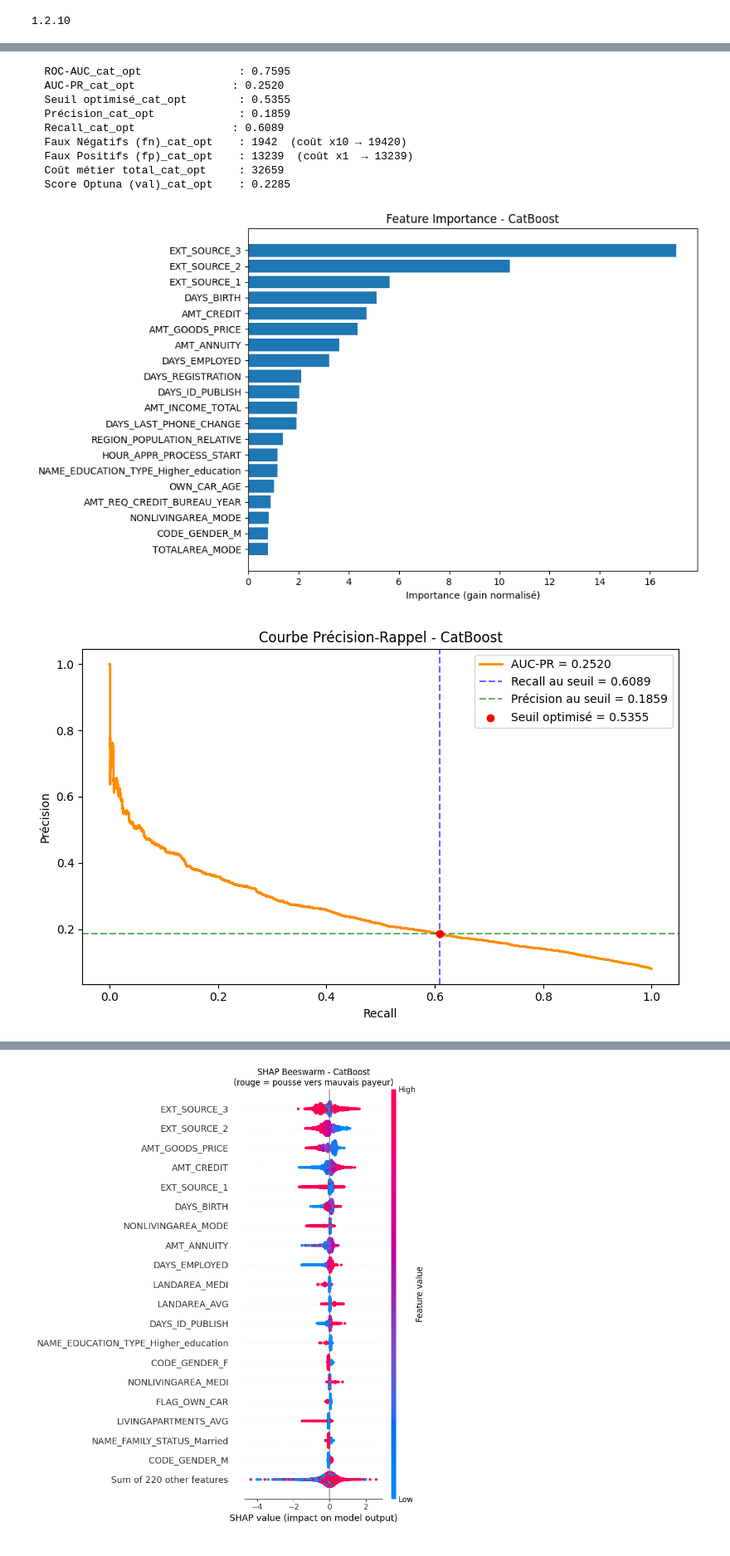
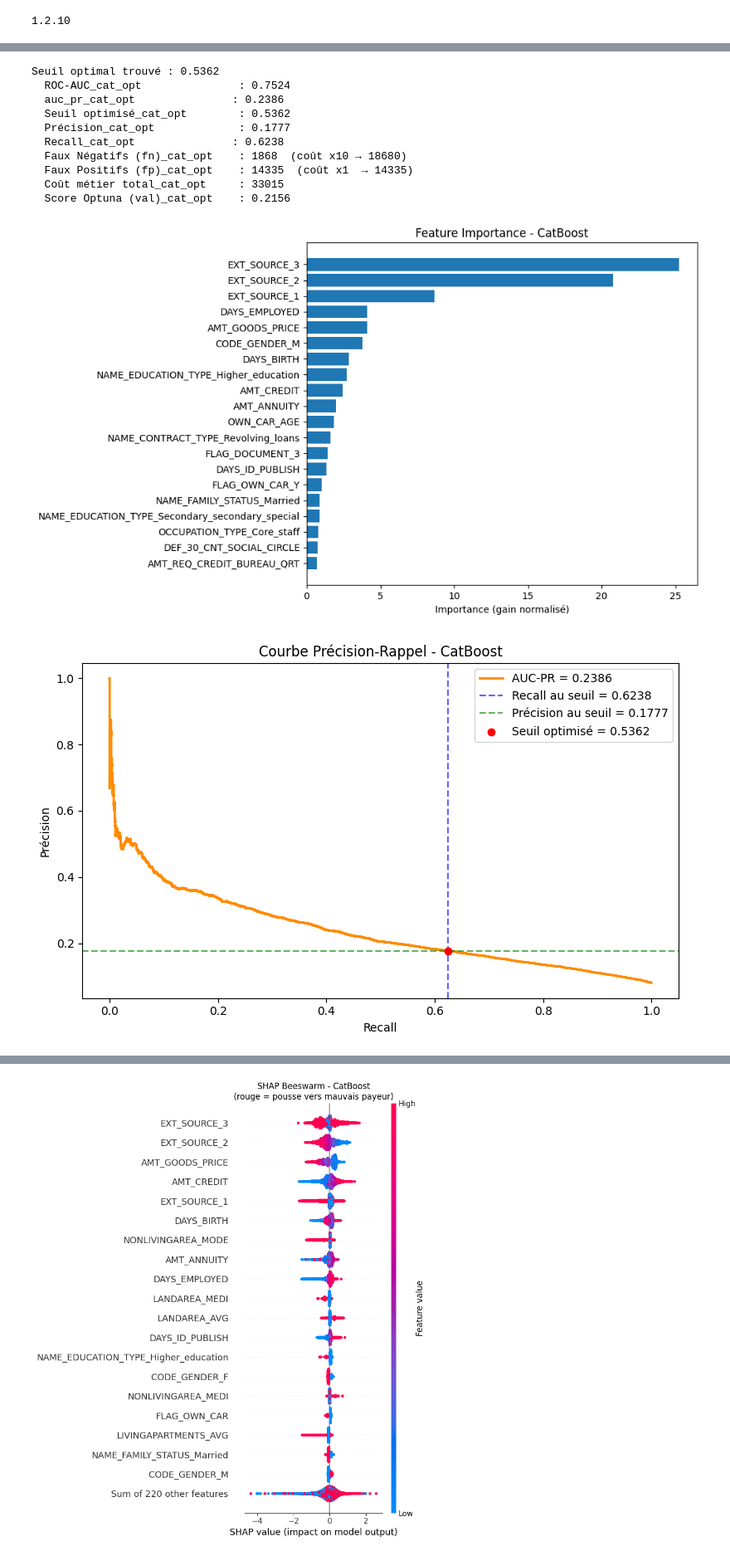
Before and after one commit to christophesallessacareau-boop/Initiez_vous_au_ML_Ops, a Jupyter notebook: main.ipynb, the cells around one changed output, grey strips where cells are left out. Shown at 83% size. Cells and saved outputs as stored; diff of their text form; code cells hidden in the pictures.

Commit message:
update de main.ipynb avec TunedThresholdClassifierCV

```diff
--- a/main.ipynb
+++ b/main.ipynb
@@ -1051,5 +1045,4 @@ for name, score in sorted(results_auc_pr.items(), key=lambda x: x[1] if x[1] els
 # %%
-# Optuna + LightGBM + MLflow
 
 def objective(trial):
 
@@ -1106,10 +1099,10 @@ def cost_scorer(y_true, y_pred):
 scorer_metier = make_scorer(cost_scorer)
 
 # TunedThresholdClassifierCV trouve le seuil optimal
-model_best = lgb.LGBMClassifier(**best_params, n_estimators=50)
+model_best_lgb = lgb.LGBMClassifier(**best_params, n_estimators=50)
 
 tuned_lgb = TunedThresholdClassifierCV(
-    estimator=model_best,
+    estimator=model_best_lgb,
     scoring=scorer_metier,    # coût métier
     cv=skf,
     refit=True                # réentraîne sur tout X_train avec le seuil trouvé
@@ -1120,7 +1113,7 @@ tuned_lgb.fit(X_train, y_train)
 best_threshold_lgb_opt = tuned_lgb.best_threshold_
 print(f"Seuil optimal trouvé : {best_threshold_lgb_opt:.4f}")
 
-y_val_proba = model_best.predict_proba(X_val)[:, 1]
+y_val_proba = tuned_lgb.predict_proba(X_val)[:, 1]
 y_val_pred = tuned_lgb.predict(X_val)  # seuil appliqué automatiquement
 
 # Métriques métier sur le SET DE VALIDATION
@@ -1477,5 +1494,4 @@ Created version '1' of model 'XGBoost_Optuna_Optimized'.
 # %%
-# Optuna + CatBoost + MLflow
 
 def objective_cat(trial):
 
@@ -1498,7 +1514,6 @@ def objective_cat(trial):
         model, X_train, y_train,
         cv=skf,
         method="predict_proba",
-        n_jobs=-1
     )[:, 1]
 
     roc_auc = roc_auc_score(y_train, y_proba)
@@ -1519,7 +1534,7 @@ study_cat.optimize(objective_cat, n_trials=20)
 best_params_cat = study_cat.best_params
 
 # Modèle avec les meilleurs hyperparamètres
-model_best_cat = CatBoostClassifier(**best_params_cat, verbose=0)
+model_best_cat = CatBoostClassifier(**best_params_cat, iterations=50,verbose=0)
 
 # TunedThresholdClassifierCV optimise le seuil via CV
 # Scorer métier
@@ -1676,11 +1691,12 @@ mlflow.register_model(
-  ROC-AUC_cat_opt               : 0.7595
-  AUC-PR_cat_opt               : 0.2520
-  Seuil optimisé_cat_opt        : 0.5355
-  Précision_cat_opt             : 0.1859
-  Recall_cat_opt               : 0.6089
-  Faux Négatifs (fn)_cat_opt    : 1942  (coût x10 → 19420)
-  Faux Positifs (fp)_cat_opt    : 13239  (coût x1  → 13239)
-  Coût métier total_cat_opt     : 32659
-  Score Optuna (val)_cat_opt    : 0.2285
+Seuil optimal trouvé : 0.5362
+  ROC-AUC_cat_opt               : 0.7524
+  auc_pr_cat_opt               : 0.2386
+  Seuil optimisé_cat_opt        : 0.5362
+  Précision_cat_opt             : 0.1777
+  Recall_cat_opt               : 0.6238
+  Faux Négatifs (fn)_cat_opt    : 1868  (coût x10 → 18680)
+  Faux Positifs (fp)_cat_opt    : 14335  (coût x1  → 14335)
+  Coût métier total_cat_opt     : 33015
+  Score Optuna (val)_cat_opt    : 0.2156
-[figure, old version]
+[figure, new version]
-[figure, old version]
+[figure, new version]
```
Also changed, not shown: parts of 110 cells of this notebook.
